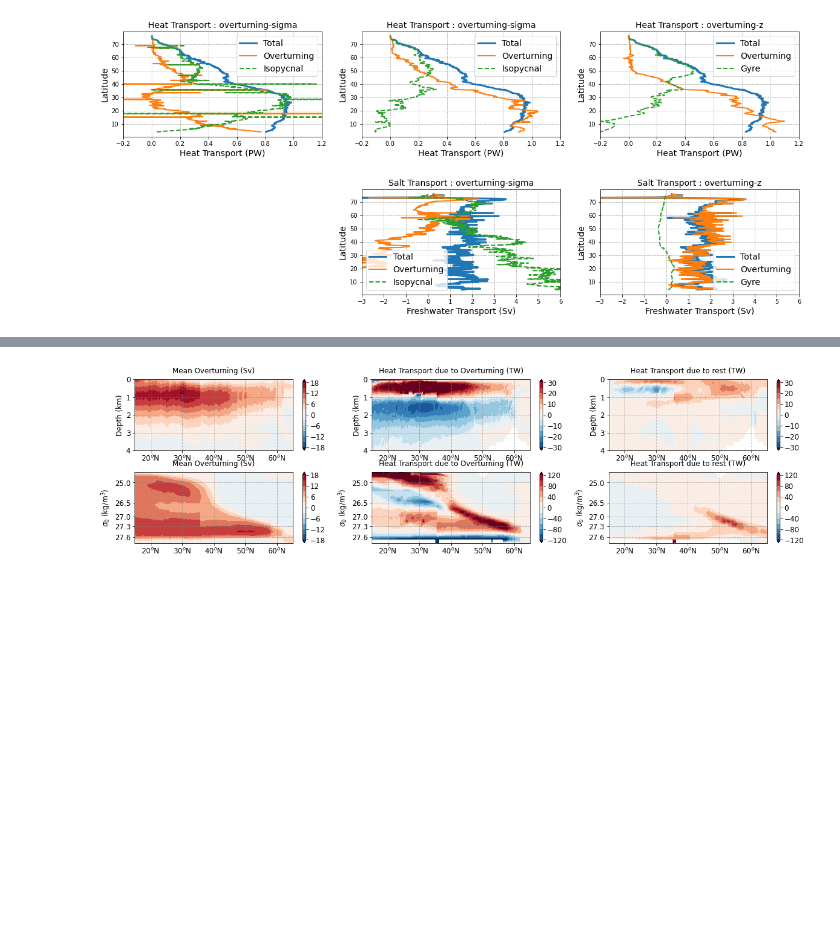
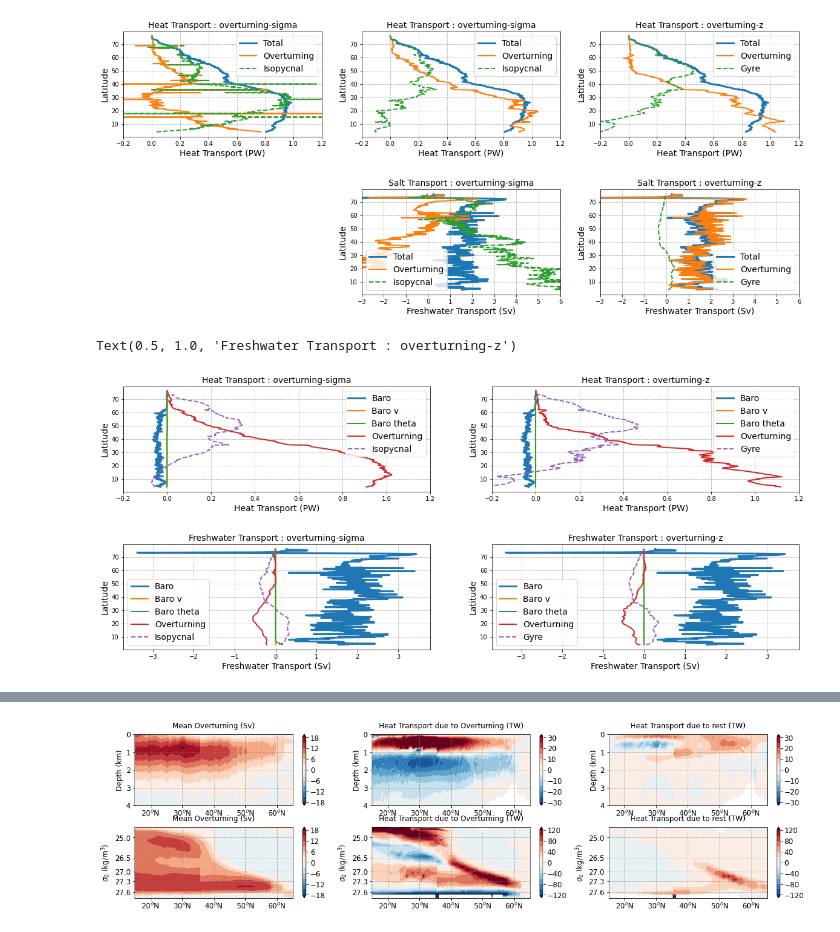
Before and after one commit to hmkhatri/AMOC_Variability_DePreSys_MET, a Jupyter notebook: Notebooks/Analysis/07_Overturning_sigma_z.ipynb, the cells around one changed output, grey strips where cells are left out. Drawn from its saved outputs; the diff is of its cells as text; code cells hidden in the pictures; blank space fills up the shorter version.

Commit message:
Upadate overturning and meridional heat/freshwater transport calculations

```diff
--- a/Notebooks/Analysis/07_Overturning_sigma_z.ipynb
+++ b/Notebooks/Analysis/07_Overturning_sigma_z.ipynb
@@ -1542,7 +1542,7 @@ Here, we compare heat/ salt transport from overturning circulation (at depth lev
 # %%
 ppdir = "/gws/nopw/j04/snapdragon/hkhatri/Data_sigma/"
 
-ds2 = xr.open_dataset(ppdir + "Overturning_Heat_Salt_Transport/Overturning_Heat_Salt_Transport_1960_r1.nc")
+ds2 = xr.open_dataset(ppdir + "Overturning_Heat_Salt_Transport/Overturning_Heat_Salt_Transport_1960_r2.nc")
 ds1 = xr.open_dataset(ppdir + "Overturning_Heat_Transport/Overturning_Heat_Transport_1960_r1.nc")
 
 print(ds1, ds2)
@@ -1630,3 +1632,77 @@ ax.set_xlim([-3., 6.])
 # %% [output]
 (-3.0, 6.0)
 [figure]
+# %%
+grid1 = plt.GridSpec(2, 2, wspace=0.2, hspace=0.5)
+fig = plt.figure(figsize=[20,8])
+
+ax = fig.add_subplot(grid1[0, 0])
+
+ax.plot(ds2['MHT_sigma_baro'].sum('sigma0').mean('time')/1e15,  ds2.latitude, lw=3)
+ax.plot(ds2['MHT_overturning_sigma_baro_v'].sum('sigma0').mean('time')/1e15,  ds2.latitude, lw=2)
+ax.plot(ds2['MHT_overturning_sigma_baro_theta'].sum('sigma0').mean('time')/1e15,  ds2.latitude, lw=2)
+ax.plot(ds2['MHT_overturning_sigma'].sum('sigma0').mean('time')/1e15,  ds2.latitude, lw=2)
+
+ax.plot((ds2['MHT_sigma'] - ds2['MHT_sigma_baro'] - ds2['MHT_overturning_sigma_baro_v'] - ds2['MHT_overturning_sigma_baro_theta'] -
+         ds2['MHT_overturning_sigma']).sum('sigma0').mean('time')/1e15, ds2.latitude, lw=2, ls='--')
+
+ax.grid('on', ls='--')
+plt.legend(['Baro', 'Baro v', 'Baro theta', 'Overturning', 'Isopycnal'], fontsize=14)
+ax.set_ylabel('Latitude', fontsize=14)
+ax.set_xlabel('Heat Transport (PW)', fontsize=14)
+plt.title('Heat Transport : overturning-sigma', fontsize=14)
+ax.set_xlim([-0.2, 1.2])
+
+ax = fig.add_subplot(grid1[0, 1])
+
+ax.plot(ds2['MHT_z_baro'].sum('lev').mean('time')/1e15,  ds2.latitude, lw=3)
+ax.plot(ds2['MHT_overturning_z_baro_v'].sum('lev').mean('time')/1e15,  ds2.latitude, lw=2)
+ax.plot(ds2['MHT_overturning_z_baro_theta'].sum('lev').mean('time')/1e15,  ds2.latitude, lw=2)
+ax.plot(ds2['MHT_overturning_z'].sum('lev').mean('time')/1e15,  ds2.latitude, lw=2)
+
+ax.plot((ds2['MHT_z'] - ds2['MHT_z_baro'] - ds2['MHT_overturning_z_baro_v'] - ds2['MHT_overturning_z_baro_theta'] -
+         ds2['MHT_overturning_z']).sum('lev').mean('time')/1e15, ds2.latitude, lw=2, ls='--')
+
+ax.grid('on', ls='--')
+plt.legend(['Baro', 'Baro v', 'Baro theta', 'Overturning', 'Gyre'], fontsize=14)
+ax.set_ylabel('Latitude', fontsize=14)
+ax.set_xlabel('Heat Transport (PW)', fontsize=14)
+plt.title('Heat Transport : overturning-z', fontsize=14)
+ax.set_xlim([-0.2, 1.2])
+
+
+ax = fig.add_subplot(grid1[1, 0])
+
+ax.plot(ds2['MFT_sigma_baro'].sum('sigma0').mean('time')/1e6,  ds2.latitude, lw=3)
+ax.plot(ds2['MFT_overturning_sigma_baro_v'].sum('sigma0').mean('time')/1e6,  ds2.latitude, lw=2)
+ax.plot(ds2['MFT_overturning_sigma_baro_so'].sum('sigma0').mean('time')/1e6,  ds2.latitude, lw=2)
+ax.plot(ds2['MFT_overturning_sigma'].sum('sigma0').mean('time')/1e6,  ds2.latitude, lw=2)
+
+ax.plot((ds2['MFT_sigma'] - ds2['MFT_sigma_baro'] - ds2['MFT_overturning_sigma_baro_v'] - ds2['MFT_overturning_sigma_baro_so'] -
+         ds2['MFT_overturning_sigma']).sum('sigma0').mean('time')/1e6, ds2.latitude, lw=2, ls='--')
+
+ax.grid('on', ls='--')
+plt.legend(['Baro', 'Baro v', 'Baro theta', 'Overturning', 'Isopycnal'], fontsize=14)
+ax.set_ylabel('Latitude', fontsize=14)
+ax.set_xlabel('Freshwater Transport (Sv)', fontsize=14)
+plt.title('Freshwater Transport : overturning-sigma', fontsize=14)
+#ax.set_xlim([-0.2, 1.2])
+
+ax = fig.add_subplot(grid1[1, 1])
+
+ax.plot(ds2['MFT_z_baro'].sum('lev').mean('time')/1e6,  ds2.latitude, lw=3)
+ax.plot(ds2['MFT_overturning_z_baro_v'].sum('lev').mean('time')/1e6,  ds2.latitude, lw=2)
+ax.plot(ds2['MFT_overturning_z_baro_so'].sum('lev').mean('time')/1e6,  ds2.latitude, lw=2)
+ax.plot(ds2['MFT_overturning_z'].sum('lev').mean('time')/1e6,  ds2.latitude, lw=2)
+
+ax.plot((ds2['MFT_z'] - ds2['MFT_z_baro'] - ds2['MFT_overturning_z_baro_v'] - ds2['MFT_overturning_z_baro_so'] -
+         ds2['MFT_overturning_z']).sum('lev').mean('time')/1e6, ds2.latitude, lw=2, ls='--')
+
+ax.grid('on', ls='--')
+plt.legend(['Baro', 'Baro v', 'Baro theta', 'Overturning', 'Gyre'], fontsize=14)
+ax.set_ylabel('Latitude', fontsize=14)
+ax.set_xlabel('Freshwater Transport (Sv)', fontsize=14)
+plt.title('Freshwater Transport : overturning-z', fontsize=14)
+# %% [output]
+Text(0.5, 1.0, 'Freshwater Transport : overturning-z')
+[figure, added]
```
Also changed, not shown: parts of 5 cells of this notebook, 10 other files.
